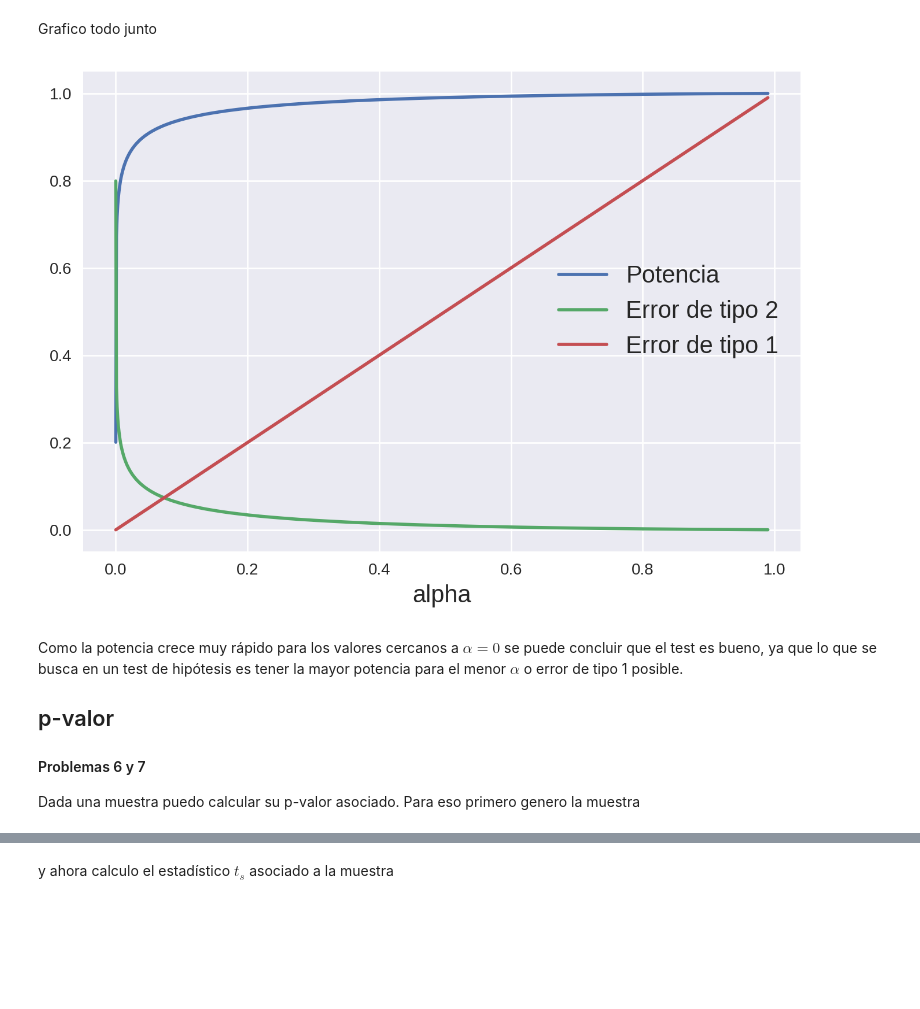
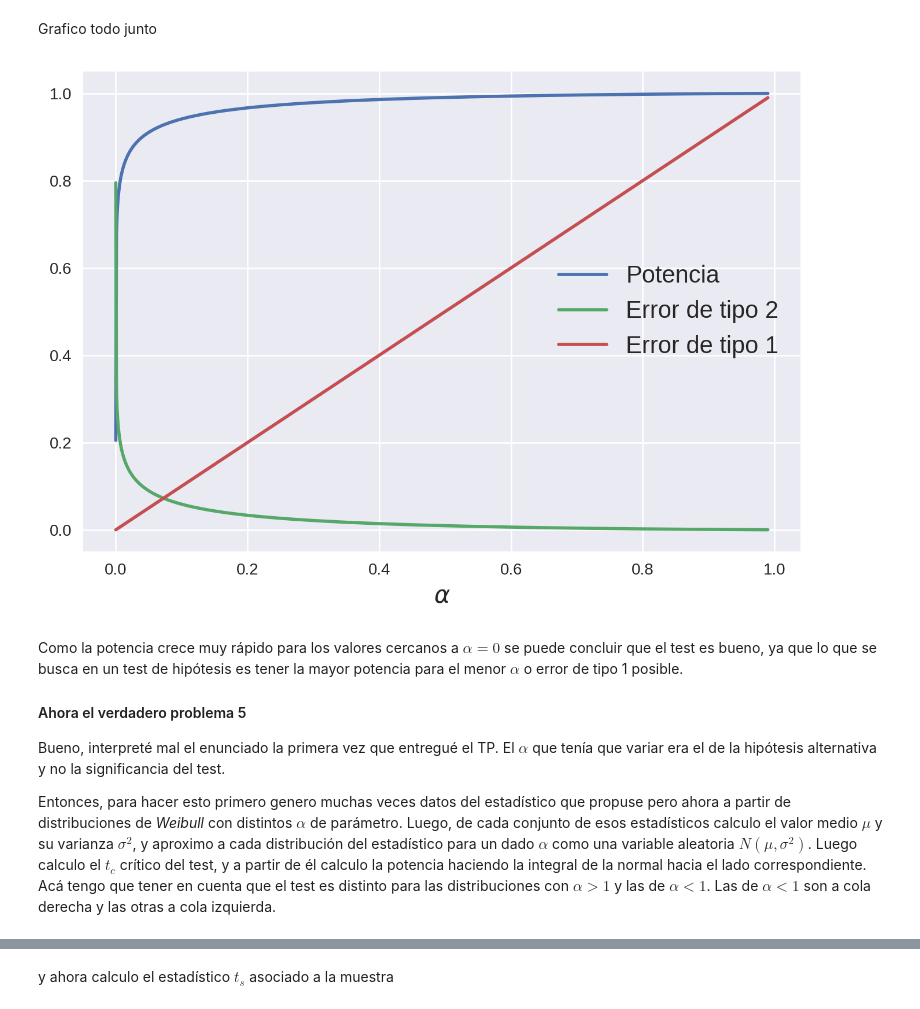
Before and after one commit to tdinapoli/mefe, a Jupyter notebook: tps/tp3/tp3.ipynb, the cells around one changed output, grey strips where cells are left out. Saved outputs shown, nothing was run; the diff lists cells and outputs as text; code cells hidden in the pictures; blank space fills up the shorter version.

Commit message:
empiezo a hacer de vuelta punto 5

```diff
--- a/tps/tp3/tp3.ipynb
+++ b/tps/tp3/tp3.ipynb
@@ -322,25 +322,26 @@ Grafico todo junto
 # %%
 # Defino un vector de significancias y calculo
 alphas = np.linspace(1e-7, 0.99, 1000)
 p, e2 = calc_pot(alphas)
 
 # Grafico
 plt.plot(alphas, p, linewidth=2,
          label="Potencia")
 plt.plot(alphas, e2, linewidth=2,
          label="Error de tipo 2")
 plt.plot(alphas, alphas, linewidth=2,
          label="Error de tipo 1")
 
 plt.legend()
-plt.xlabel("alpha")
+plt.xlabel(r"$\alpha$")
 plt.show()
 # %% [output]
-[figure, old version]
+[figure, new version]
 # %% [markdown]
 Como la potencia crece muy rápido para los valores cercanos a $\alpha = 0$ se puede concluir que el test es bueno, ya que lo que se busca en un test de hipótesis es tener la mayor potencia para el menor $\alpha$ o error de tipo 1 posible.
 
-## p-valor
-#### Problemas 6 y 7
+#### Ahora el verdadero problema 5
 
-Dada una muestra puedo calcular su p-valor asociado. Para eso primero genero la muestra
+Bueno, interpreté mal el enunciado la primera vez que entregué el TP. El $\alpha$ que tenía que variar era el de la hipótesis alternativa y no la significancia del test.
+
+Entonces, para hacer esto primero genero muchas veces datos del estadístico que propuse pero ahora a partir de distribuciones de *Weibull* con distintos $\alpha$ de parámetro. Luego, de cada conjunto de esos estadísticos calculo el valor medio $\mu$ y su varianza $\sigma^2$, y aproximo a cada distribución del estadístico para un dado $\alpha$ como una variable aleatoria $N(\mu, \sigma^2)$. Luego calculo el $t_c$ crítico del test, y a partir de él calculo la potencia haciendo la integral de la normal hacia el lado correspondiente. Acá tengo que tener en cuenta que el test es distinto para las distribuciones con $\alpha>1$ y las de $\alpha<1$. Las de $\alpha<1$ son a cola derecha y las otras a cola izquierda.
```
Also changed, not shown: parts of 11 cells of this notebook, 2 other files.
